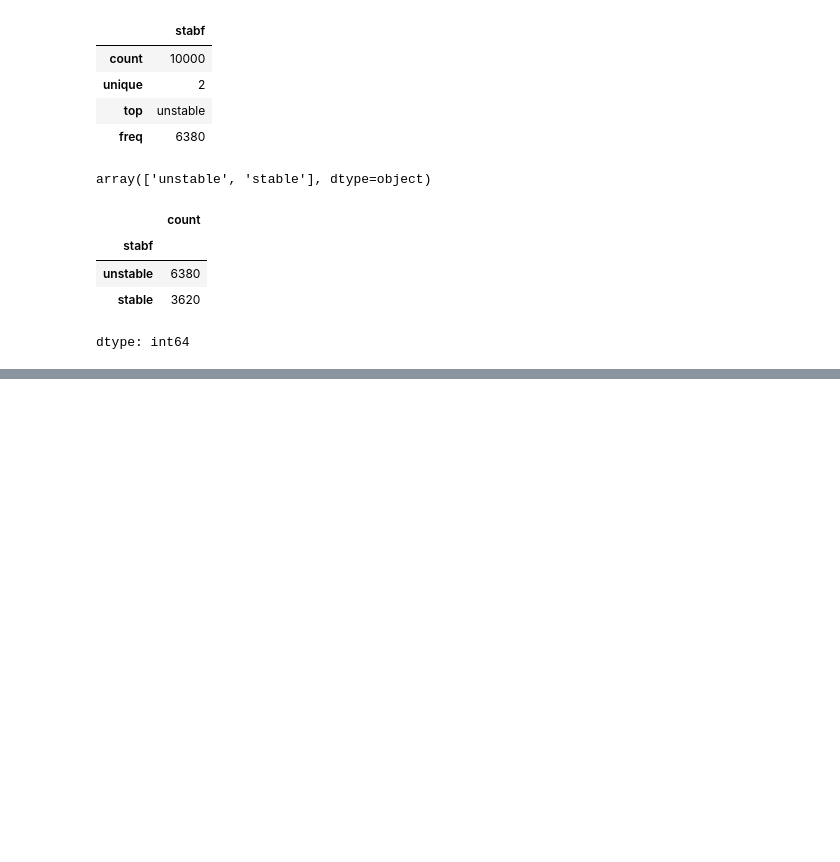
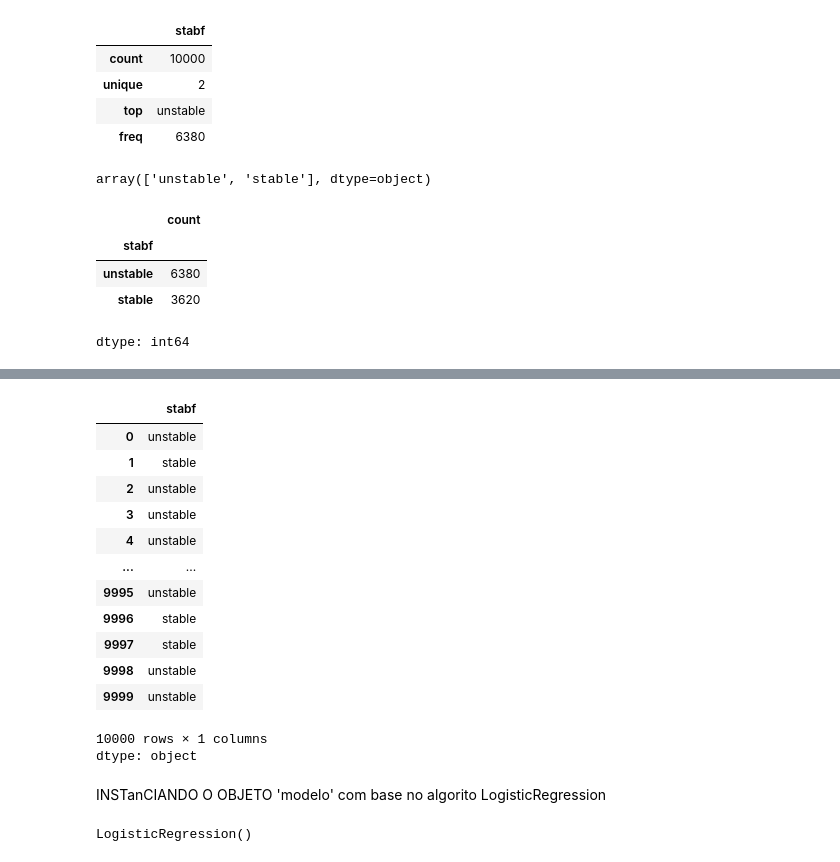
Before and after one commit to GuiDetta/CP2_SERS, a Jupyter notebook: CP2_SERS.ipynb, the cells around one changed output, grey strips where cells are left out. Cells and saved outputs as stored; diff of their text form; code cells hidden in the pictures; blank space fills up the shorter version.

```diff
--- a/CP2_SERS.ipynb
+++ b/CP2_SERS.ipynb
@@ -87,0 +100,20 @@ dtype: int64
+# %%
+# Target -----> variável alvo ---> variável dependente
+# array y com dados da coluna 'stabf'
+y = dados['stabf']
+y
+# %% [output]
+|  | stabf |
+| 0 | unstable |
+| 1 | stable |
+| 2 | unstable |
+| 3 | unstable |
+| 4 | unstable |
+| ... | ... |
+| 9995 | unstable |
+| 9996 | stable |
+| 9997 | stable |
+| 9998 | unstable |
+| 9999 | unstable |
+10000 rows × 1 columns
+dtype: object
@@ -87,0 +123,2 @@ dtype: int64
+# %% [markdown]
+INSTanCIANDO O OBJETO 'modelo' com base no algorito LogisticRegression
@@ -87,0 +127,5 @@ dtype: int64
+# %%
+# Treinamento
+modelo.fit(X_train, y_train)
+# %% [output]
+LogisticRegression()
```
Also changed, not shown: parts of 6 cells of this notebook.
